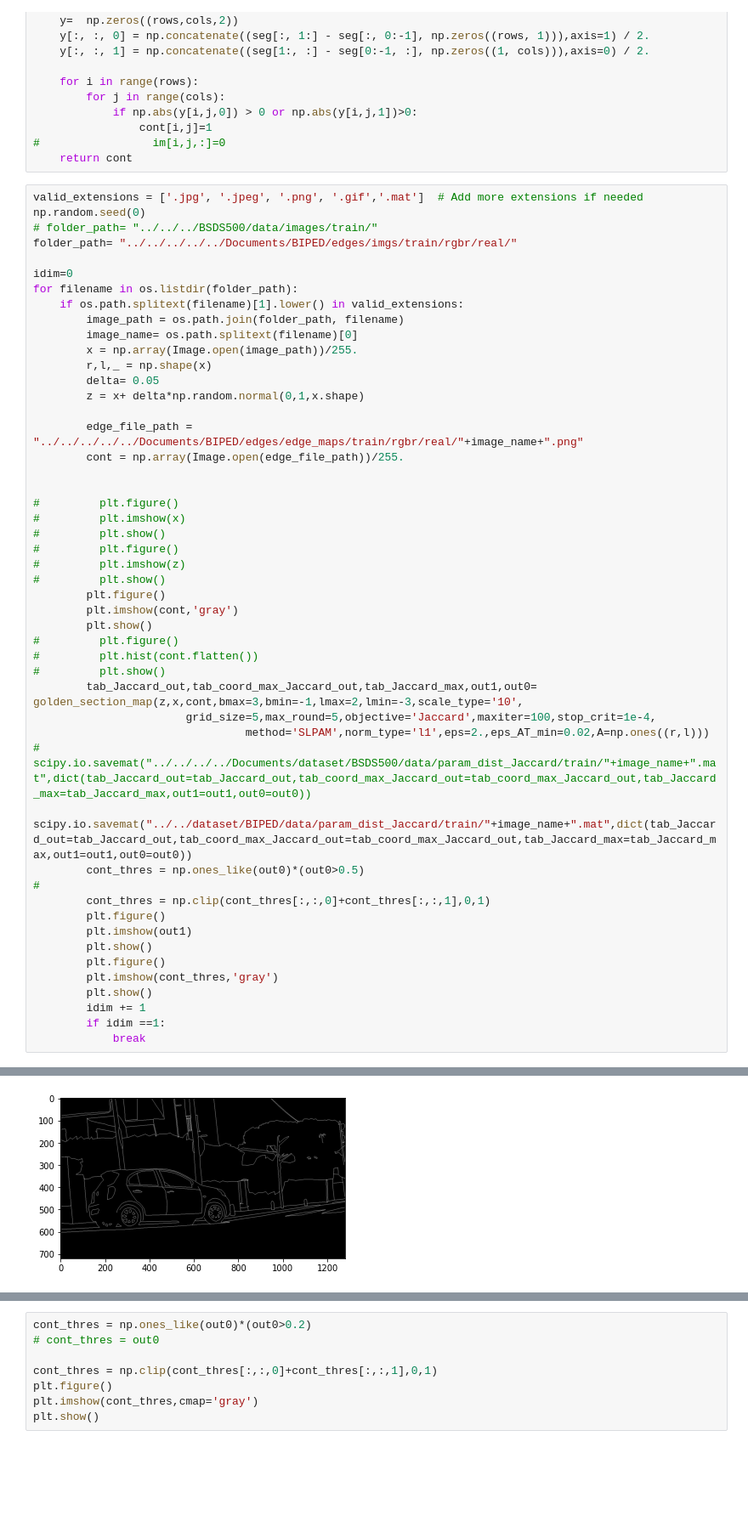
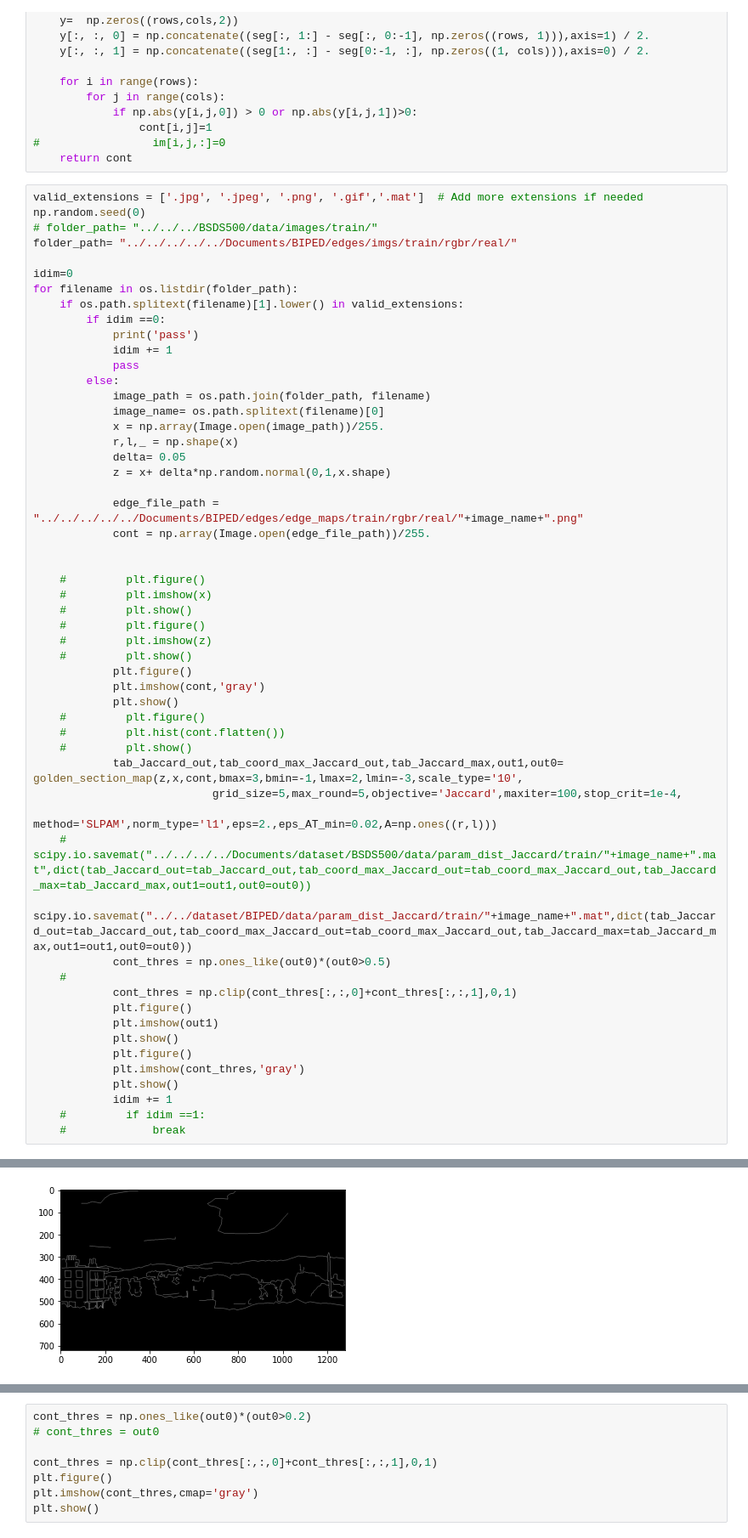
Before and after one commit to HoangTrieuVy/GGS-DMS, a Jupyter notebook: these-reproduce/param_distribution/param_distribution_Jaccard-l1_BIPED.ipynb, the cells around one changed output, grey strips where cells are left out. Shown at 85% size. Drawn from its saved outputs; the diff is of its cells as text; blank space fills up the shorter version.

```diff
--- a/these-reproduce/param_distribution/param_distribution_Jaccard-l1_BIPED.ipynb
+++ b/these-reproduce/param_distribution/param_distribution_Jaccard-l1_BIPED.ipynb
@@ -51,44 +51,49 @@ folder_path= "../../../../../Documents/BIPED/edges/imgs/train/rgbr/real/"
 idim=0
 for filename in os.listdir(folder_path):
     if os.path.splitext(filename)[1].lower() in valid_extensions:
-        image_path = os.path.join(folder_path, filename)
-        image_name= os.path.splitext(filename)[0]
-        x = np.array(Image.open(image_path))/255.
-        r,l,_ = np.shape(x)
-        delta= 0.05
-        z = x+ delta*np.random.normal(0,1,x.shape)
+        if idim ==0:
+            print('pass')
+            idim += 1
+            pass
+        else:
+            image_path = os.path.join(folder_path, filename)
+            image_name= os.path.splitext(filename)[0]
+            x = np.array(Image.open(image_path))/255.
+            r,l,_ = np.shape(x)
+            delta= 0.05
+            z = x+ delta*np.random.normal(0,1,x.shape)
 
-        edge_file_path = "../../../../../Documents/BIPED/edges/edge_maps/train/rgbr/real/"+image_name+".png"
-        cont = np.array(Image.open(edge_file_path))/255.
+            edge_file_path = "../../../../../Documents/BIPED/edges/edge_maps/train/rgbr/real/"+image_name+".png"
+            cont = np.array(Image.open(edge_file_path))/255.
 
 
-#         plt.figure()
-#         plt.imshow(x)
-#         plt.show()
-#         plt.figure()
-#         plt.imshow(z)
-#         plt.show()
-        plt.figure()
-        plt.imshow(cont,'gray')
-        plt.show()
-#         plt.figure()
-#         plt.hist(cont.flatten())
-#         plt.show()
-        tab_Jaccard_out,tab_coord_max_Jaccard_out,tab_Jaccard_max,out1,out0= golden_section_map(z,x,cont,bmax=3,bmin=-1,lmax=2,lmin=-3,scale_type='10',
-                       grid_size=5,max_round=5,objective='Jaccard',maxiter=100,stop_crit=1e-4,
-                                method='SLPAM',norm_type='l1',eps=2.,eps_AT_min=0.02,A=np.ones((r,l)))
-#         scipy.io.savemat("../../../../Documents/dataset/BSDS500/data/param_dist_Jaccard/train/"+image_name+".mat",dict(tab_Jaccard_out=tab_Jaccard_out,tab_coord_max_Jaccard_out=tab_coord_max_Jaccard_out,tab_Jaccard_max=tab_Jaccard_max,out1=out1,out0=out0))
-        scipy.io.savemat("../../dataset/BIPED/data/param_dist_Jaccard/train/"+image_name+".mat",dict(tab_Jaccard_out=tab_Jaccard_out,tab_coord_max_Jaccard_out=tab_coord_max_Jaccard_out,tab_Jaccard_max=tab_Jaccard_max,out1=out1,out0=out0))
-        cont_thres = np.ones_like(out0)*(out0>0.5)
-#
-        cont_thres = np.clip(cont_thres[:,:,0]+cont_thres[:,:,1],0,1)
-        plt.figure()
-        plt.imshow(out1)
-        plt.show()
-        plt.figure()
-        plt.imshow(cont_thres,'gray')
-        plt.show()
-        idim += 1
-        if idim ==1:
-            break
+    #         plt.figure()
+    #         plt.imshow(x)
+    #         plt.show()
+    #         plt.figure()
+    #         plt.imshow(z)
+    #         plt.show()
+            plt.figure()
+            plt.imshow(cont,'gray')
+            plt.show()
+    #         plt.figure()
+    #         plt.hist(cont.flatten())
+    #         plt.show()
+            tab_Jaccard_out,tab_coord_max_Jaccard_out,tab_Jaccard_max,out1,out0= golden_section_map(z,x,cont,bmax=3,bmin=-1,lmax=2,lmin=-3,scale_type='10',
+                           grid_size=5,max_round=5,objective='Jaccard',maxiter=100,stop_crit=1e-4,
+                                    method='SLPAM',norm_type='l1',eps=2.,eps_AT_min=0.02,A=np.ones((r,l)))
+    #         scipy.io.savemat("../../../../Documents/dataset/BSDS500/data/param_dist_Jaccard/train/"+image_name+".mat",dict(tab_Jaccard_out=tab_Jaccard_out,tab_coord_max_Jaccard_out=tab_coord_max_Jaccard_out,tab_Jaccard_max=tab_Jaccard_max,out1=out1,out0=out0))
+            scipy.io.savemat("../../dataset/BIPED/data/param_dist_Jaccard/train/"+image_name+".mat",dict(tab_Jaccard_out=tab_Jaccard_out,tab_coord_max_Jaccard_out=tab_coord_max_Jaccard_out,tab_Jaccard_max=tab_Jaccard_max,out1=out1,out0=out0))
+            cont_thres = np.ones_like(out0)*(out0>0.5)
+    #
+            cont_thres = np.clip(cont_thres[:,:,0]+cont_thres[:,:,1],0,1)
+            plt.figure()
+            plt.imshow(out1)
+            plt.show()
+            plt.figure()
+            plt.imshow(cont_thres,'gray')
+            plt.show()
+            idim += 1
+    #         if idim ==1:
+    #             break
 # %% [output]
@@ -95 +101 @@ for filename in os.listdir(folder_path):
-[figure, old version]
+[figure, new version]
```
Also changed, not shown: parts of 1 cell of this notebook, 26 other files.
